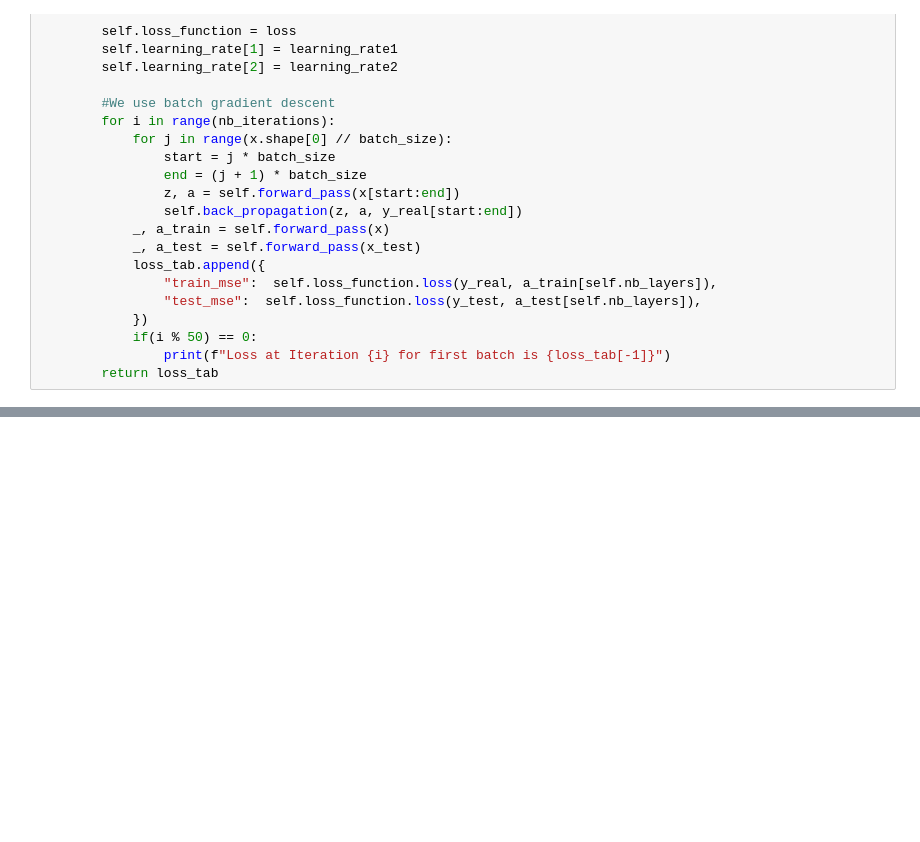
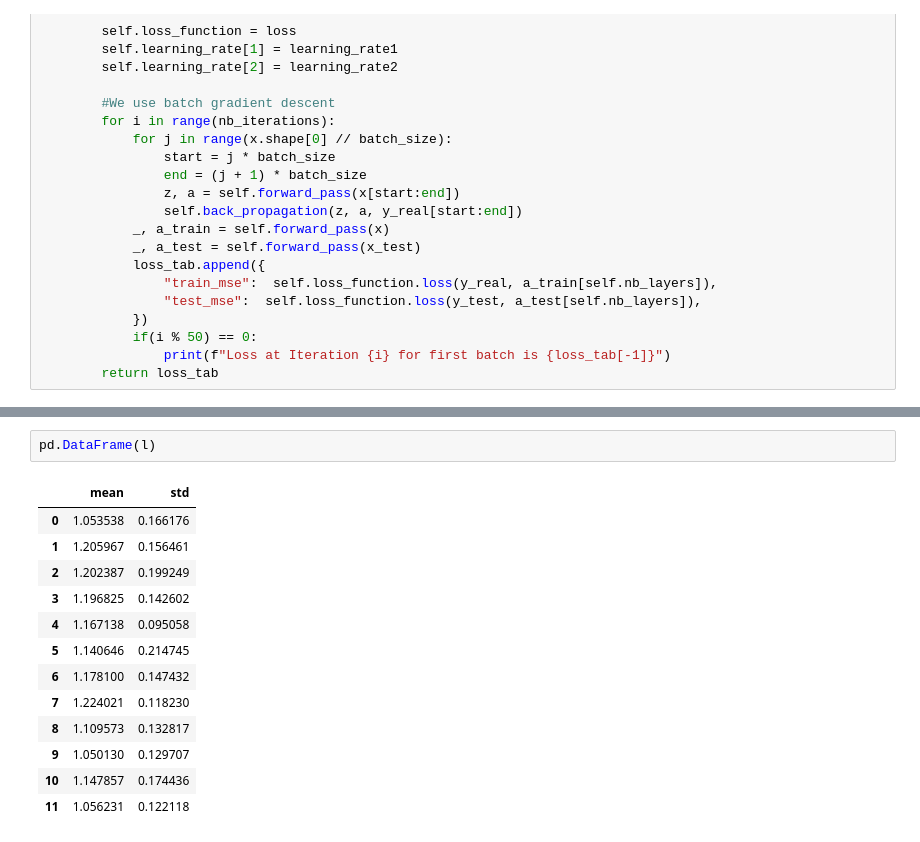
Before and after one commit to amomo25/ProjetDoubleDescente, a Jupyter notebook: ProjetDoubleDescente.ipynb, the cells around one changed output, grey strips where cells are left out. Drawn from its saved outputs; the diff is of its cells as text; blank space fills up the shorter version.

```diff
--- a/ProjetDoubleDescente.ipynb
+++ b/ProjetDoubleDescente.ipynb
@@ -293,0 +247,16 @@ plt.show()
+# %%
+pd.DataFrame(l)
+# %% [output]
+|  | mean | std |
+| 0 | 1.053538 | 0.166176 |
+| 1 | 1.205967 | 0.156461 |
+| 2 | 1.202387 | 0.199249 |
+| 3 | 1.196825 | 0.142602 |
+| 4 | 1.167138 | 0.095058 |
+| 5 | 1.140646 | 0.214745 |
+| 6 | 1.178100 | 0.147432 |
+| 7 | 1.224021 | 0.118230 |
+| 8 | 1.109573 | 0.132817 |
+| 9 | 1.050130 | 0.129707 |
+| 10 | 1.147857 | 0.174436 |
+| 11 | 1.056231 | 0.122118 |
```
Also changed, not shown: parts of 9 cells of this notebook.
